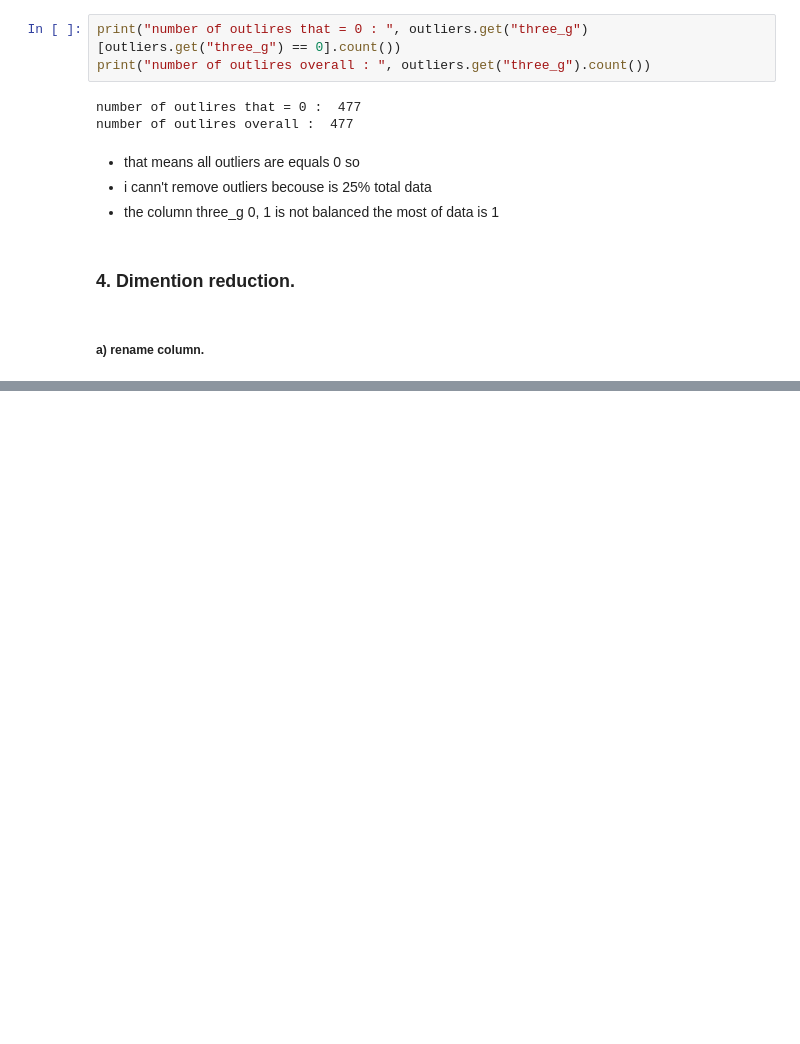
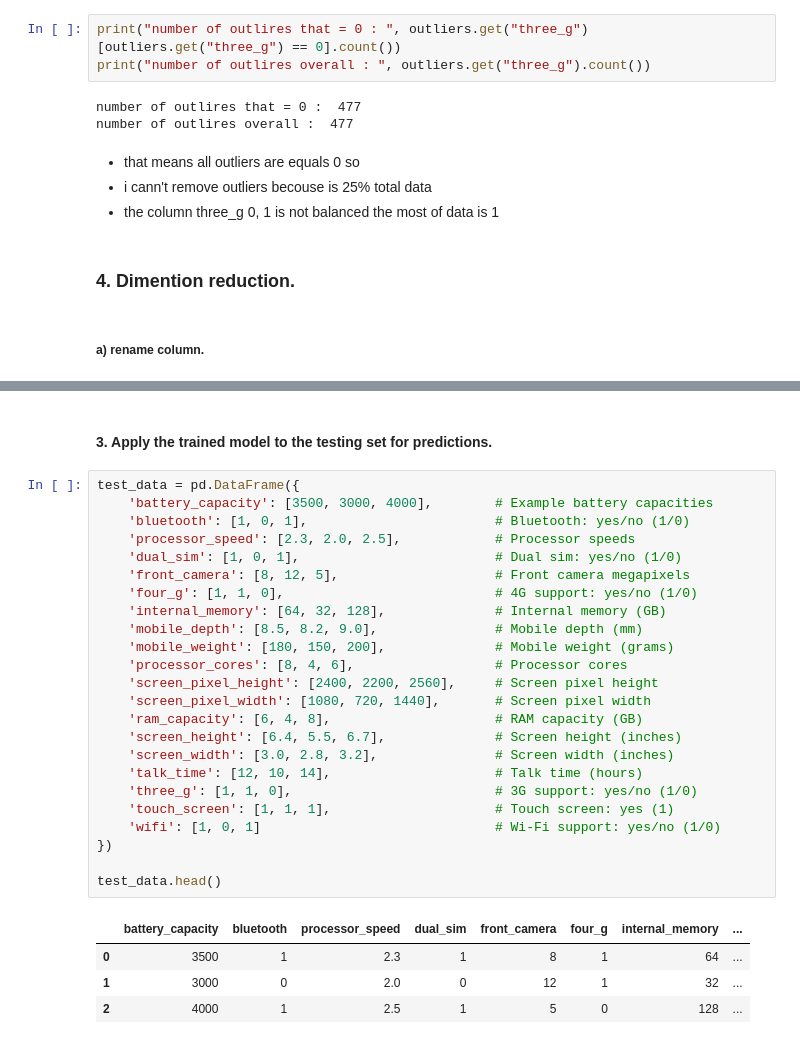
Before and after one commit to ahmadtarig/machine_learning_project, a Jupyter notebook: code.ipynb, the cells around one changed output, grey strips where cells are left out. Drawn from its saved outputs; the diff is of its cells as text; blank space fills up the shorter version.

```diff
--- a/code.ipynb
+++ b/code.ipynb
@@ -233,0 +353,31 @@ data.sample()
+# %% [markdown]
+#### 3. Apply the trained model to the testing set for predictions.
+# %%
+test_data = pd.DataFrame({
+    'battery_capacity': [3500, 3000, 4000],        # Example battery capacities
+    'bluetooth': [1, 0, 1],                        # Bluetooth: yes/no (1/0)
+    'processor_speed': [2.3, 2.0, 2.5],            # Processor speeds
+    'dual_sim': [1, 0, 1],                         # Dual sim: yes/no (1/0)
+    'front_camera': [8, 12, 5],                    # Front camera megapixels
+    'four_g': [1, 1, 0],                           # 4G support: yes/no (1/0)
+    'internal_memory': [64, 32, 128],              # Internal memory (GB)
+    'mobile_depth': [8.5, 8.2, 9.0],               # Mobile depth (mm)
+    'mobile_weight': [180, 150, 200],              # Mobile weight (grams)
+    'processor_cores': [8, 4, 6],                  # Processor cores
+    'screen_pixel_height': [2400, 2200, 2560],     # Screen pixel height
+    'screen_pixel_width': [1080, 720, 1440],       # Screen pixel width
+    'ram_capacity': [6, 4, 8],                     # RAM capacity (GB)
+    'screen_height': [6.4, 5.5, 6.7],              # Screen height (inches)
+    'screen_width': [3.0, 2.8, 3.2],               # Screen width (inches)
+    'talk_time': [12, 10, 14],                     # Talk time (hours)
+    'three_g': [1, 1, 0],                          # 3G support: yes/no (1/0)
+    'touch_screen': [1, 1, 1],                     # Touch screen: yes (1)
+    'wifi': [1, 0, 1]                              # Wi-Fi support: yes/no (1/0)
+})
+
+test_data.head()
+# %% [output]
+|  | battery_capacity | bluetooth | processor_speed | dual_sim | front_camera | four_g | internal_memory | ... |
+| 0 | 3500 | 1 | 2.3 | 1 | 8 | 1 | 64 | ... |
+| 1 | 3000 | 0 | 2.0 | 0 | 12 | 1 | 32 | ... |
+| 2 | 4000 | 1 | 2.5 | 1 | 5 | 0 | 128 | ... |
```
Also changed, not shown: parts of 48 cells of this notebook.
